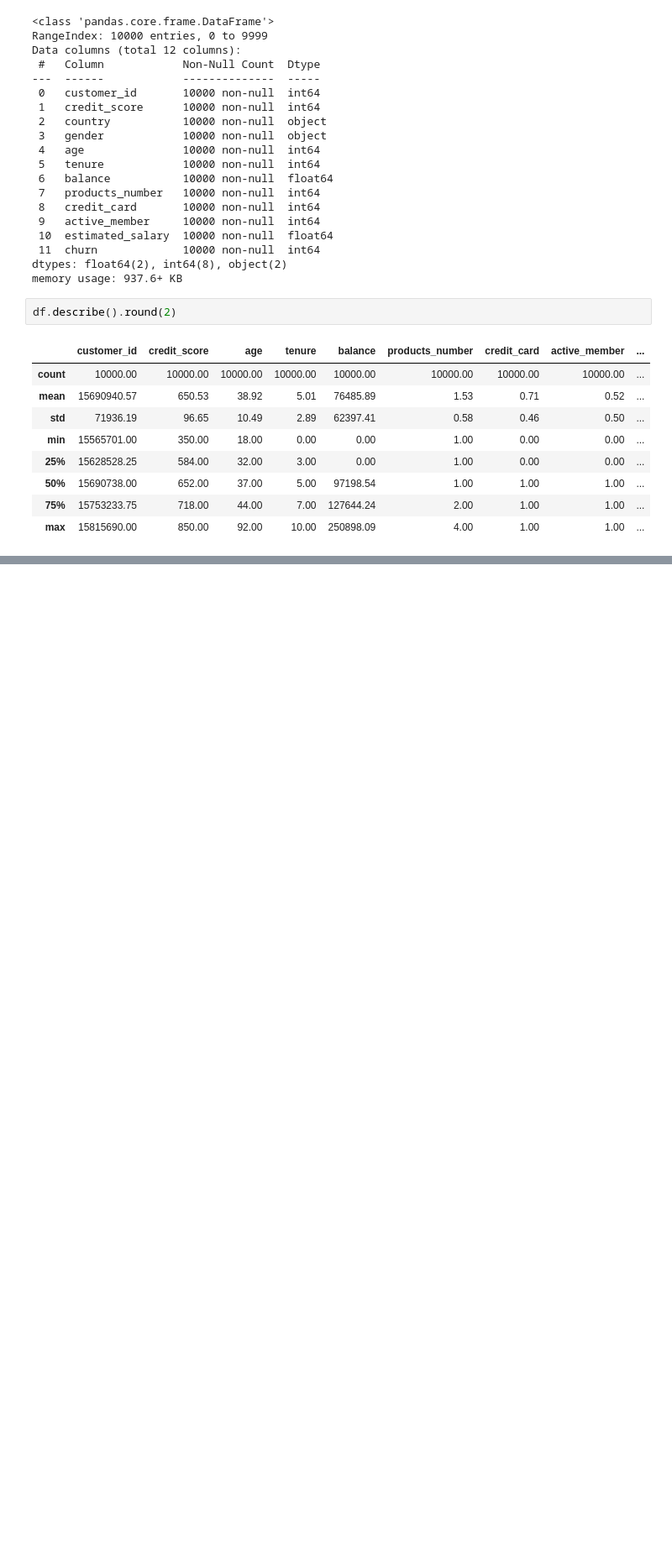
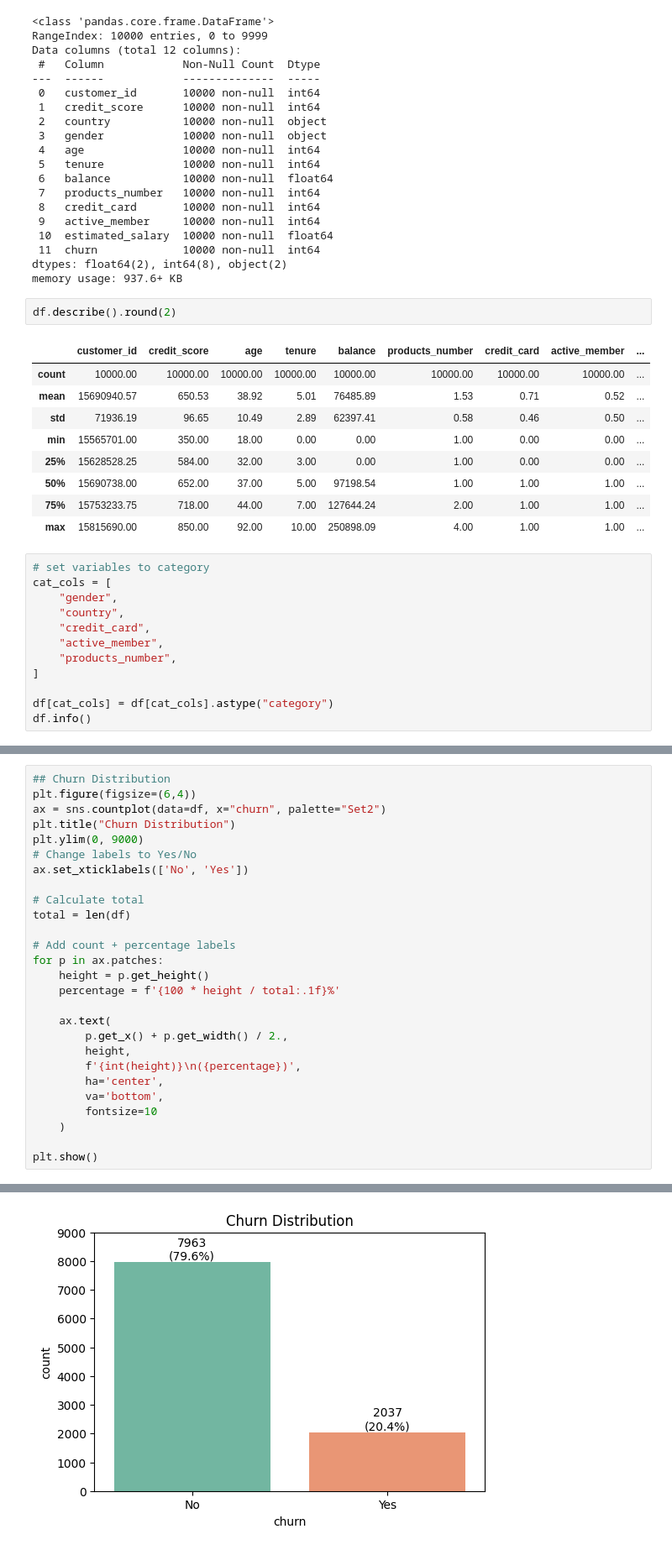
Before and after one commit to raniysmnz/Data-Science-Project, a Jupyter notebook: churn analysis/churn.ipynb, the cells around one changed output, grey strips where cells are left out. Shown at 84% size. Saved outputs shown, nothing was run; the diff lists cells and outputs as text; blank space fills up the shorter version.

```diff
--- a/churn analysis/churn.ipynb
+++ b/churn analysis/churn.ipynb
@@ -73,3 +77,15 @@ df.describe().round(2)
 | 50% | 15690738.00 | 652.00 | 37.00 | 5.00 | 97198.54 | 1.00 | 1.00 | 1.00 | ... |
 | 75% | 15753233.75 | 718.00 | 44.00 | 7.00 | 127644.24 | 2.00 | 1.00 | 1.00 | ... |
 | max | 15815690.00 | 850.00 | 92.00 | 10.00 | 250898.09 | 4.00 | 1.00 | 1.00 | ... |
+# %%
+# set variables to category
+cat_cols = [
+    "gender",
+    "country",
+    "credit_card",
+    "active_member",
+    "products_number",
+]
+
+df[cat_cols] = df[cat_cols].astype("category")
+df.info()
@@ -75,0 +116,28 @@ df.describe().round(2)
+# %%
+## Churn Distribution
+plt.figure(figsize=(6,4))
+ax = sns.countplot(data=df, x="churn", palette="Set2")
+plt.title("Churn Distribution")
+plt.ylim(0, 9000)
+# Change labels to Yes/No
+ax.set_xticklabels(['No', 'Yes'])
+
+# Calculate total
+total = len(df)
+
+# Add count + percentage labels
+for p in ax.patches:
+    height = p.get_height()
+    percentage = f'{100 * height / total:.1f}%'
+
+    ax.text(
+        p.get_x() + p.get_width() / 2.,
+        height,
+        f'{int(height)}\n({percentage})',
+        ha='center',
+        va='bottom',
+        fontsize=10
+    )
+
+plt.show()
+# %% [output]
@@ -75,0 +147 @@ df.describe().round(2)
+[figure, added]
```
Also changed, not shown: parts of 27 cells of this notebook.
